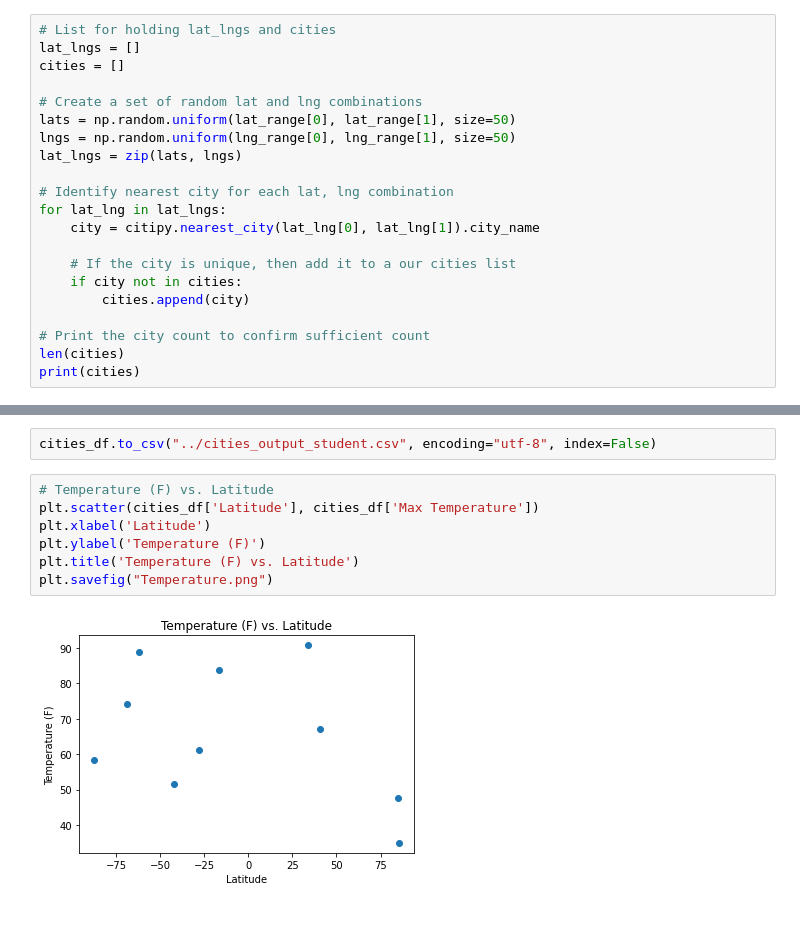
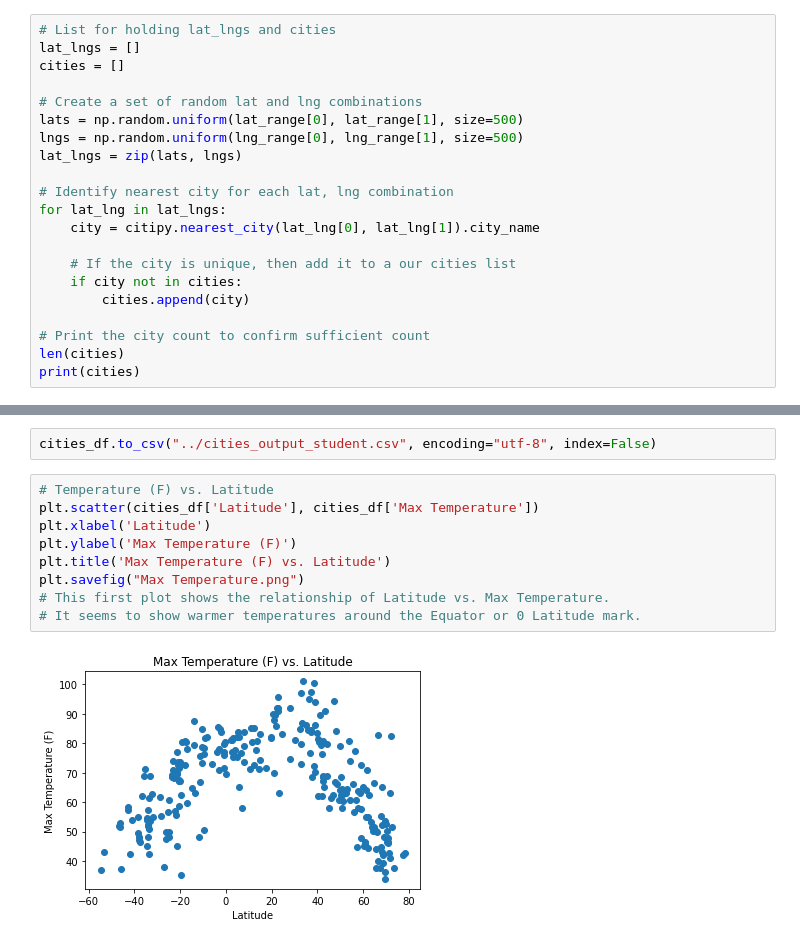
Before and after one commit to Barlow0471/Python-API-Challenge, a Jupyter notebook: WeatherPy/WeatherPy2.ipynb, the cells around one changed output, grey strips where cells are left out. Drawn from its saved outputs; the diff is of its cells as text.

Commit message:
Added comments to all the plots

```diff
--- a/WeatherPy/WeatherPy2.ipynb
+++ b/WeatherPy/WeatherPy2.ipynb
@@ -26,8 +26,8 @@ lat_lngs = []
 cities = []
 
 # Create a set of random lat and lng combinations
-lats = np.random.uniform(lat_range[0], lat_range[1], size=50)
-lngs = np.random.uniform(lng_range[0], lng_range[1], size=50)
+lats = np.random.uniform(lat_range[0], lat_range[1], size=500)
+lngs = np.random.uniform(lng_range[0], lng_range[1], size=500)
 lat_lngs = zip(lats, lngs)
 
 # Identify nearest city for each lat, lng combination
@@ -156,12 +151,14 @@ cities_df.to_csv("../cities_output_student.csv", encoding="utf-8", index=False)
 # %%
 # Temperature (F) vs. Latitude
 plt.scatter(cities_df['Latitude'], cities_df['Max Temperature'])
 plt.xlabel('Latitude')
-plt.ylabel('Temperature (F)')
-plt.title('Temperature (F) vs. Latitude')
-plt.savefig("Temperature.png")
+plt.ylabel('Max Temperature (F)')
+plt.title('Max Temperature (F) vs. Latitude')
+plt.savefig("Max Temperature.png")
+# This first plot shows the relationship of Latitude vs. Max Temperature.
+# It seems to show warmer temperatures around the Equator or 0 Latitude mark.
 # %% [output]
-[figure, old version]
+[figure, new version]
 # %%
 # Humidity (%) vs Latitude
 plt.scatter(cities_df['Latitude'], cities_df['Humidity'])
```
Also changed, not shown: parts of 16 cells of this notebook, 5 other files.
